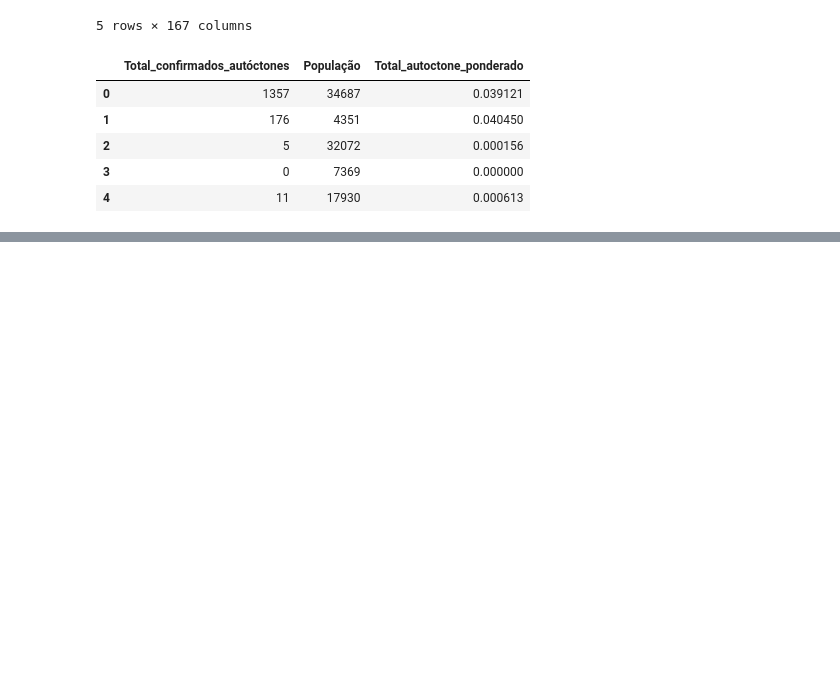
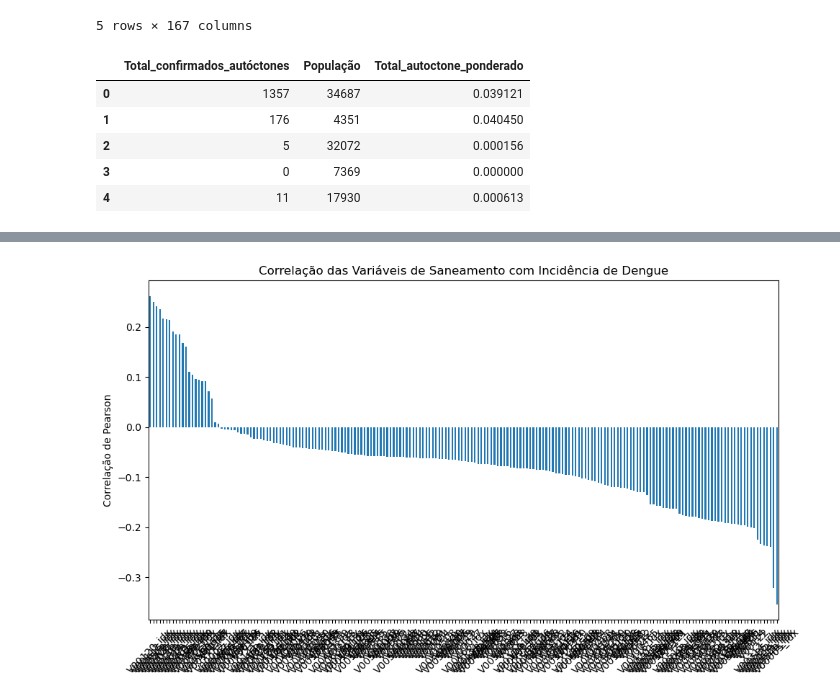
Before and after one commit to Guilherme-Fernandes-da-Costa/RP2_2025, a Jupyter notebook: pasta_nazivon/analise_estado/RP2-AnaliseEstatisticaEstado.ipynb, the cells around one changed output, grey strips where cells are left out. Drawn from its saved outputs; the diff is of its cells as text; code cells hidden in the pictures; blank space fills up the shorter version.

```diff
--- a/pasta_nazivon/analise_estado/RP2-AnaliseEstatisticaEstado.ipynb
+++ b/pasta_nazivon/analise_estado/RP2-AnaliseEstatisticaEstado.ipynb
@@ -218,0 +208,11 @@ dados_numericos = dados_pop.select_dtypes(include=['int64', 'float64']).copy()
+# %%
+# Visualizar as correlações mais fortes (excluindo a própria variável alvo)
+plt.figure(figsize=(10, 6))
+correlacao_dengue.drop('Total_autoctone_ponderado').plot(kind='bar')
+plt.title('Correlação das Variáveis de Saneamento com Incidência de Dengue')
+plt.ylabel('Correlação de Pearson')
+plt.xticks(rotation=45)
+plt.tight_layout()
+plt.show()
+# %% [output]
+[figure, added]
```
Also changed, not shown: parts of 39 cells of this notebook.
